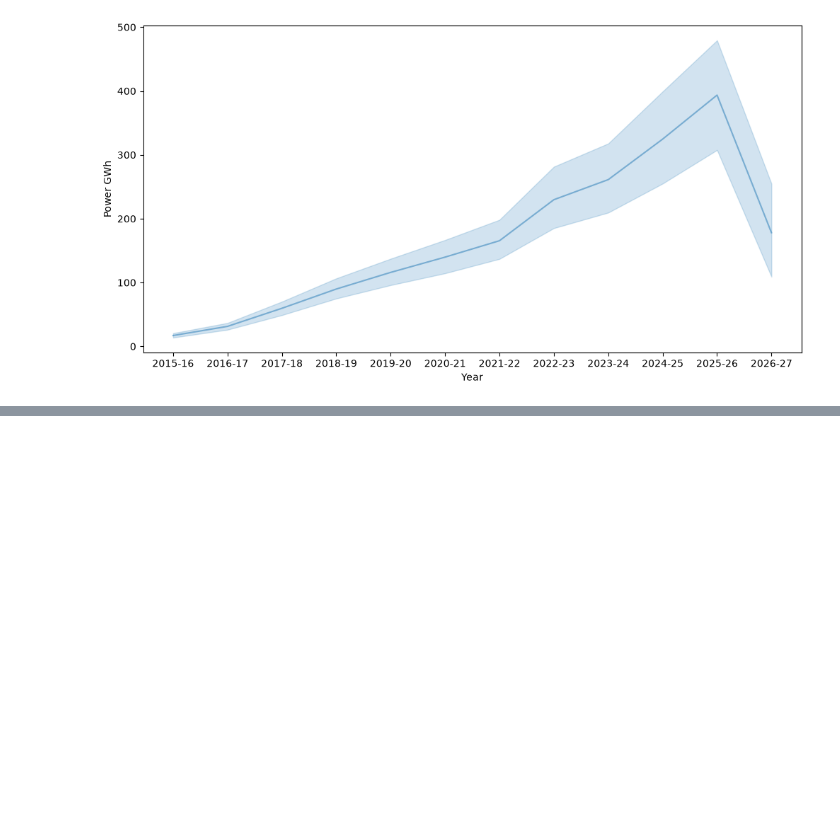
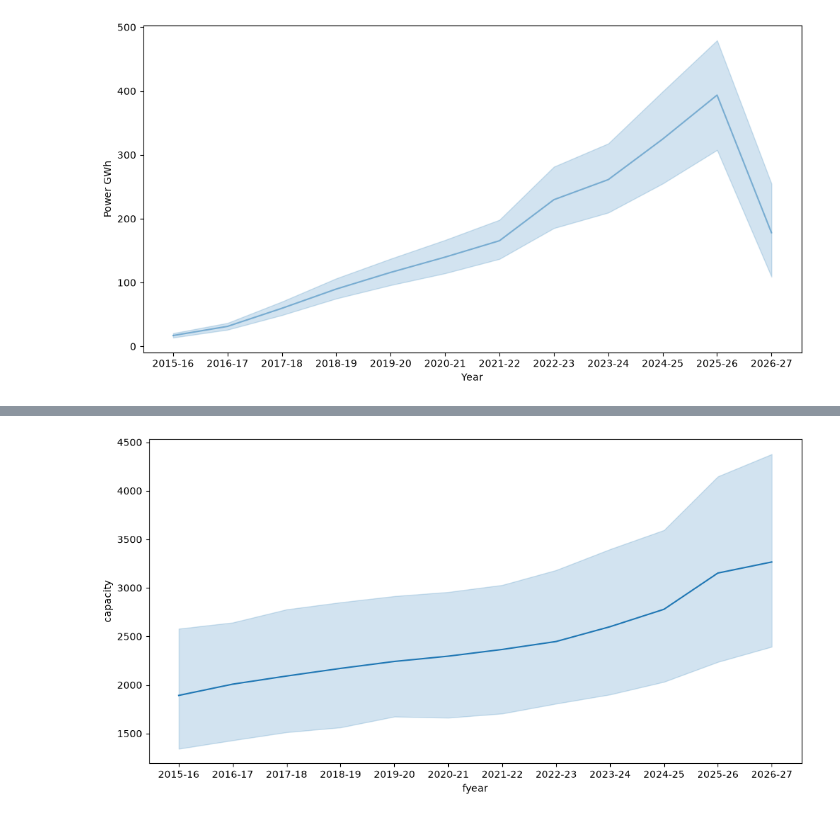
Before and after one commit to marvinminhaz/Solar-Curtailment-Project, a Jupyter notebook: notebooks/data-preparation.ipynb, the cells around one changed output, grey strips where cells are left out. Cells and saved outputs as stored; diff of their text form; code cells hidden in the pictures; blank space fills up the shorter version.

```diff
--- a/notebooks/data-preparation.ipynb
+++ b/notebooks/data-preparation.ipynb
@@ -71,0 +76,15 @@ Text(0, 0.5, 'Power GWh')
+# %%
+url = "https://icedapi.niti.gov.in/v1/capacity-metatable-data?switchMetaData=false"
+
+headers = {
+    "accept" : "application/json, text/plain, */*",
+    "accept-language": "en-GB, en; q=0.9",
+    "dnt": "1",
+    "origin": "https://iced.niti.gov.in",
+    "referer": "https://iced.niti.gov.in/",
+    "user-agent": "Mozilla/5.0 (X11; Linux x86_64) AppleWebKit/537.36 (KHTML, like Gecko) Chrome/153.0.0.0 Safari/537.36"
+}
+
+response = requests.get(url=url, headers=headers)
+
+print(response.status_code)
@@ -71,0 +93,5 @@ Text(0, 0.5, 'Power GWh')
+# %%
+data = response.json()
+
+if isinstance(data, list):
+    df = pd.DataFrame(data)
@@ -71,0 +114,6 @@ Text(0, 0.5, 'Power GWh')
+# %%
+plt.figure(figsize=(12,6))
+sns.lineplot(x=df.fyear, y=df.capacity)
+plt.show()
+# %% [output]
+[figure, added]
```
Also changed, not shown: parts of 4 cells of this notebook.
